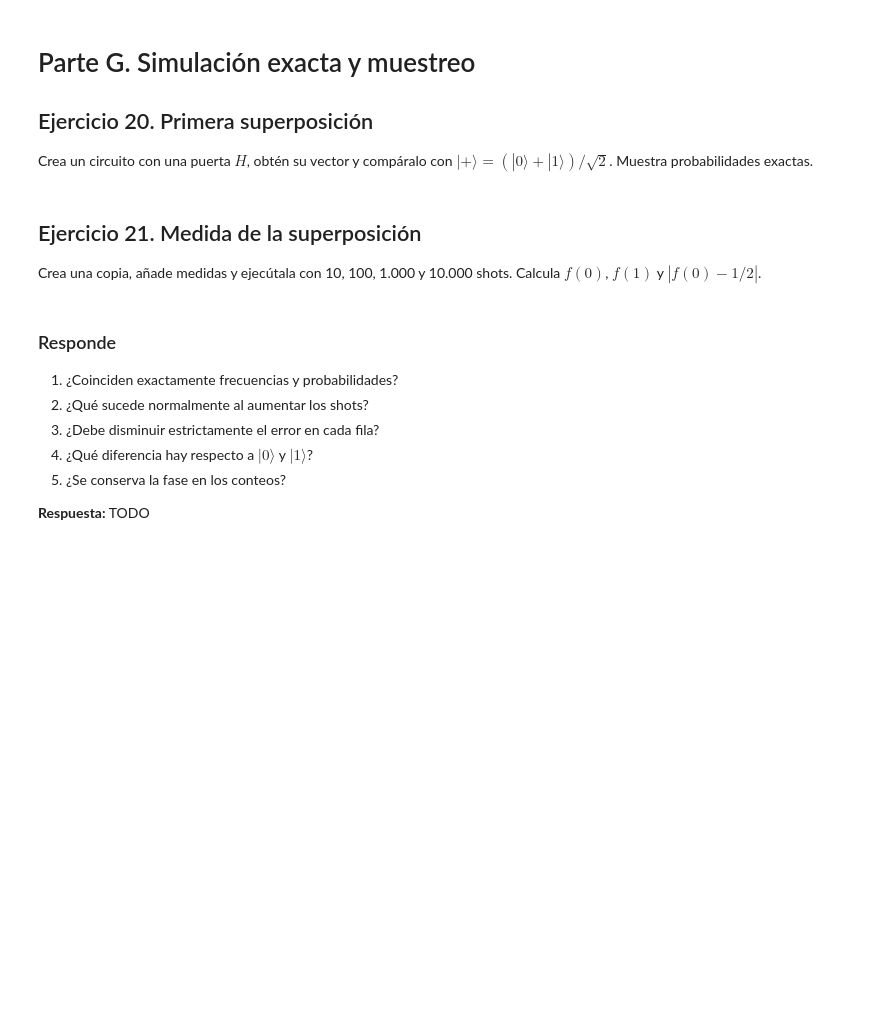
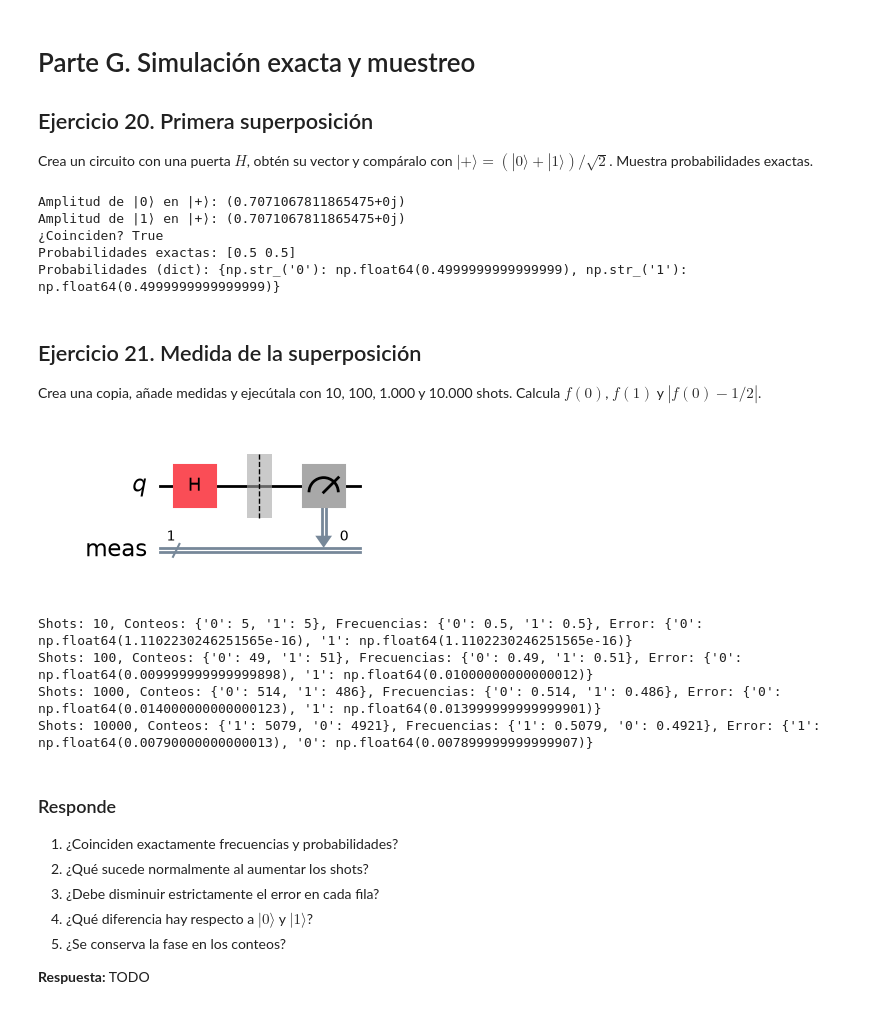
Before and after one commit to marta-perez-roldan/Computacion-Cuantica, a Jupyter notebook: Tema 2/2_practica1.ipynb, the cells around one changed output. Cells and saved outputs as stored; diff of their text form; code cells hidden in the pictures; blank space fills up the shorter version.

```diff
--- a/Tema 2/2_practica1.ipynb
+++ b/Tema 2/2_practica1.ipynb
@@ -655,0 +704,14 @@ def calcular_frecuencias(conteos):
+# %%
+def calcular_frecuencias(conteos):
+    """Convierte un diccionario de conteos en frecuencias relativas."""
+    if not isinstance(conteos, dict):
+        raise TypeError("Se esperaba un diccionario de conteos")
+    total = sum(conteos.values())
+    if total == 0:
+        raise ValueError("El total de conteos es cero, no se pueden calcular frecuencias")
+    frecuencias = {key: value / total for key, value in conteos.items()}
+    return frecuencias
+
+
+#  prueba con {"0": 250, "1": 750}
+print("Frecuencias:", calcular_frecuencias({"0": 250, "1": 750}))
@@ -684,12 +758,23 @@ Crea un circuito con una puerta $H$, obtén su vector y compáralo con $|+\rangl
 # %%
 circuito_plus = QuantumCircuit(1)
 
-# TODO: aplica H
-
-estado_plus = ...
+# aplica H
+circuito_plus.h(0)
+estado_plus = Statevector.from_circuit(circuito_plus)
 ket_plus_numpy = np.array([1 / np.sqrt(2), 1 / np.sqrt(2)], dtype=complex)
 
-# TODO: muestra y compara amplitudes y probabilidades
+#  muestra y compara amplitudes y probabilidades
+print("Amplitud de |0⟩ en |+⟩:", estado_plus[0])
+print("Amplitud de |1⟩ en |+⟩:", estado_plus[1])
+print("¿Coinciden?", np.allclose(estado_plus.data, ket_plus_numpy))
+print("Probabilidades exactas:", estado_plus.probabilities())
+print("Probabilidades (dict):", estado_plus.probabilities_dict())
+# %% [output]
+Amplitud de |0⟩ en |+⟩: (0.7071067811865475+0j)
+Amplitud de |1⟩ en |+⟩: (0.7071067811865475+0j)
+¿Coinciden? True
+Probabilidades exactas: [0.5 0.5]
+Probabilidades (dict): {np.str_('0'): np.float64(0.4999999999999999), np.str_('1'): np.float64(0.4999999999999999)}
 # %% [markdown]
 ## Ejercicio 21. Medida de la superposición
 
@@ -706,3 +782,26 @@ resultados_superposicion = []
+# %%
+circuito_plus_medida = circuito_plus.copy()
+
+# añade medidas
+circuito_plus_medida.measure_all()
+display(circuito_plus_medida.draw(output="mpl"))
+
+shots_superposicion = [10, 100, 1_000, 10_000]
+resultados_superposicion = []
+
+# ejecuta y almacena shots, conteos, frecuencias y error
+for shots in shots_superposicion:
+    conteos = ejecutar_con_shots(circuito_plus_medida, shots=shots)
+    frecuencias = calcular_frecuencias(conteos)
+    error = {key: abs(frecuencias[key] - estado_plus.probabilities_dict().get(key, 0)) for key in frecuencias}
+    resultados_superposicion.append((shots, conteos, frecuencias, error))
+    print(f"Shots: {shots}, Conteos: {conteos}, Frecuencias: {frecuencias}, Error: {error}")
+# %% [output]
+[figure, added]
+Shots: 10, Conteos: {'0': 5, '1': 5}, Frecuencias: {'0': 0.5, '1': 0.5}, Error: {'0': np.float64(1.1102230246251565e-16), '1': np.float64(1.1102230246251565e-16)}
+Shots: 100, Conteos: {'0': 49, '1': 51}, Frecuencias: {'0': 0.49, '1': 0.51}, Error: {'0': np.float64(0.009999999999999898), '1': np.float64(0.01000000000000012)}
+Shots: 1000, Conteos: {'0': 514, '1': 486}, Frecuencias: {'0': 0.514, '1': 0.486}, Error: {'0': np.float64(0.014000000000000123), '1': np.float64(0.013999999999999901)}
+Shots: 10000, Conteos: {'1': 5079, '0': 4921}, Frecuencias: {'1': 0.5079, '0': 0.4921}, Error: {'1': np.float64(0.00790000000000013), '0': np.float64(0.007899999999999907)}
 # %% [markdown]
 ### Responde
 
```
Also changed, not shown: parts of 29 cells of this notebook, 1 other file.
